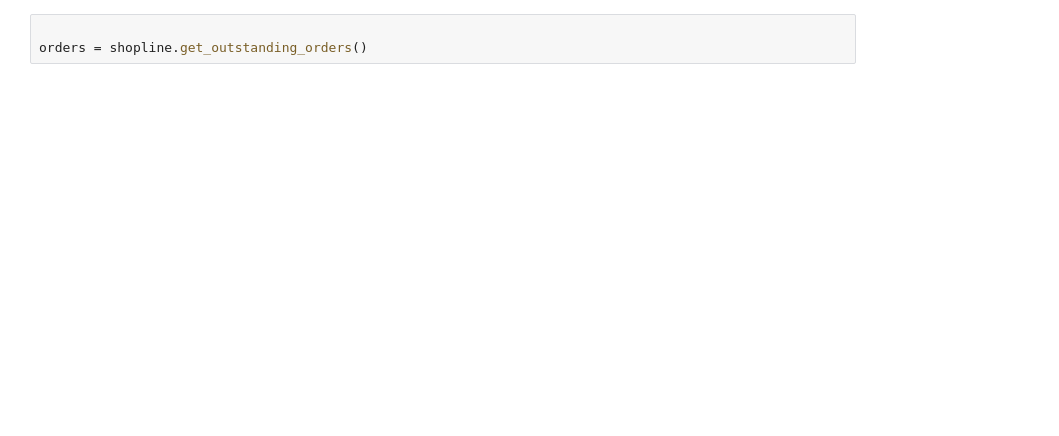
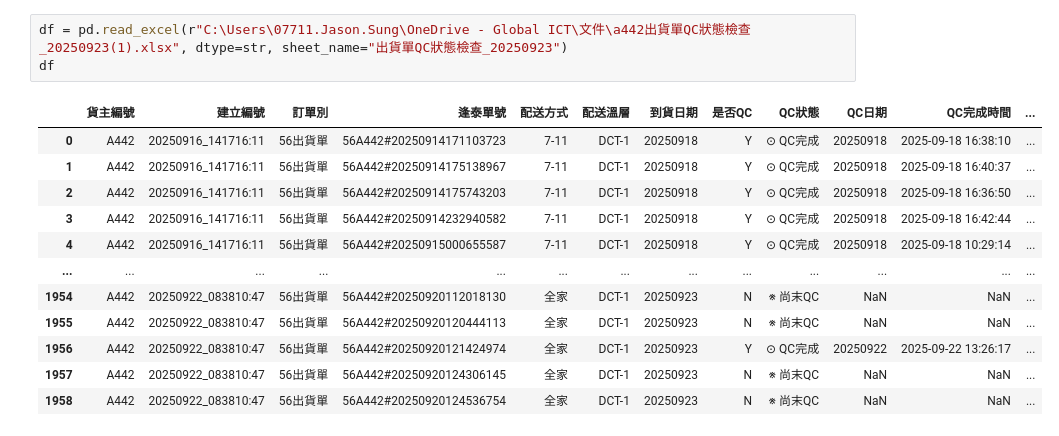
Before and after one commit to JasonSung0724/bagel_shopline, a Jupyter notebook: test.ipynb, the cells around one changed output. Cells and saved outputs as stored; diff of their text form; blank space fills up the shorter version.

```diff
--- a/test.ipynb
+++ b/test.ipynb
@@ -6,4 +96,16 @@ shopline = ShopLine()
 # %%
-
-orders = shopline.get_outstanding_orders()
+df = pd.read_excel(r"C:\Users\07711.Jason.Sung\OneDrive - Global ICT\文件\a442出貨單QC狀態檢查_20250923(1).xlsx", dtype=str, sheet_name="出貨單QC狀態檢查_20250923")
+df
 # %% [output]
+|  | 貨主編號 | 建立編號 | 訂單別 | 逢泰單號 | 配送方式 | 配送溫層 | 到貨日期 | 是否QC | QC狀態 | QC日期 | QC完成時間 | ... |
+| 0 | A442 | 20250916_141716:11 | 56出貨單 | 56A442#20250914171103723 | 7-11 | DCT-1 | 20250918 | Y | ⊙ QC完成 | 20250918 | 2025-09-18 16:38:10 | ... |
+| 1 | A442 | 20250916_141716:11 | 56出貨單 | 56A442#20250914175138967 | 7-11 | DCT-1 | 20250918 | Y | ⊙ QC完成 | 20250918 | 2025-09-18 16:40:37 | ... |
+| 2 | A442 | 20250916_141716:11 | 56出貨單 | 56A442#20250914175743203 | 7-11 | DCT-1 | 20250918 | Y | ⊙ QC完成 | 20250918 | 2025-09-18 16:36:50 | ... |
+| 3 | A442 | 20250916_141716:11 | 56出貨單 | 56A442#20250914232940582 | 7-11 | DCT-1 | 20250918 | Y | ⊙ QC完成 | 20250918 | 2025-09-18 16:42:44 | ... |
+| 4 | A442 | 20250916_141716:11 | 56出貨單 | 56A442#20250915000655587 | 7-11 | DCT-1 | 20250918 | Y | ⊙ QC完成 | 20250918 | 2025-09-18 10:29:14 | ... |
+| ... | ... | ... | ... | ... | ... | ... | ... | ... | ... | ... | ... | ... |
+| 1954 | A442 | 20250922_083810:47 | 56出貨單 | 56A442#20250920112018130 | 全家 | DCT-1 | 20250923 | N | ※ 尚末QC | NaN | NaN | ... |
+| 1955 | A442 | 20250922_083810:47 | 56出貨單 | 56A442#20250920120444113 | 全家 | DCT-1 | 20250923 | N | ※ 尚末QC | NaN | NaN | ... |
+| 1956 | A442 | 20250922_083810:47 | 56出貨單 | 56A442#20250920121424974 | 全家 | DCT-1 | 20250923 | Y | ⊙ QC完成 | 20250922 | 2025-09-22 13:26:17 | ... |
+| 1957 | A442 | 20250922_083810:47 | 56出貨單 | 56A442#20250920124306145 | 全家 | DCT-1 | 20250923 | N | ※ 尚末QC | NaN | NaN | ... |
+| 1958 | A442 | 20250922_083810:47 | 56出貨單 | 56A442#20250920124536754 | 全家 | DCT-1 | 20250923 | N | ※ 尚末QC | NaN | NaN | ... |
```
Also changed, not shown: parts of 10 cells of this notebook, 3 other files.
